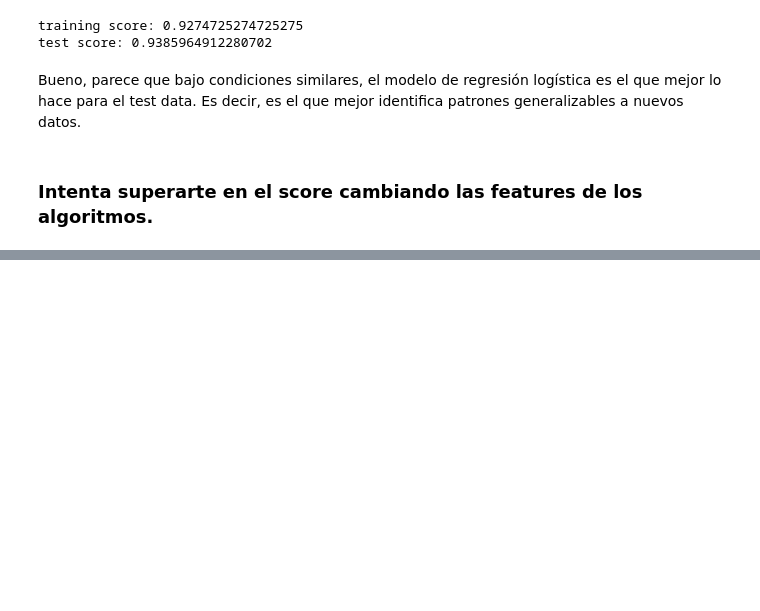
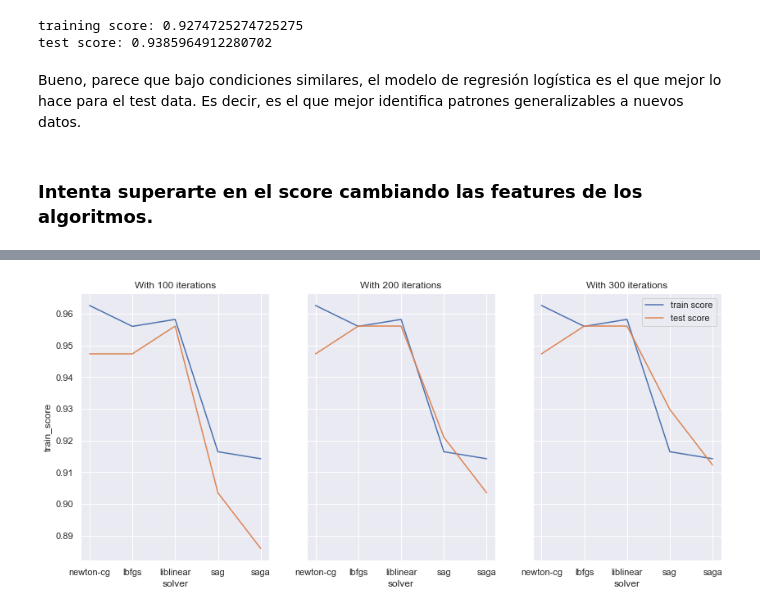
Before and after one commit to Jasc94/thebridge, a Jupyter notebook: week9_ML_svm_poly_norm/day3_cicd_encoding_metrics_knn_svm_nlr/svm/exercises/3.breast_cancer.ipynb, the cells around one changed output, grey strips where cells are left out. Cells and saved outputs as stored; diff of their text form; code cells hidden in the pictures; blank space fills up the shorter version.

```diff
--- a/week9_ML_svm_poly_norm/day3_cicd_encoding_metrics_knn_svm_nlr/svm/exercises/3.breast_cancer.ipynb
+++ b/week9_ML_svm_poly_norm/day3_cicd_encoding_metrics_knn_svm_nlr/svm/exercises/3.breast_cancer.ipynb
@@ -256 +265,9 @@ test score: 0.956140350877193
 --------------------------------------------------
+# %%
+# Let's do some data transformation to plot this
+scores_df = pd.DataFrame(scores).unstack()
+scores_df = scores_df.reset_index()
+scores_df.columns = ["solver", "iterations", "scores"]
+scores_df["train_score"] = scores_df["scores"].apply(lambda x: x["train_score"])
+scores_df["test_score"] = scores_df["scores"].apply(lambda x: x["test_score"])
+scores_df[scores_df["iterations"] == 100]
@@ -256,0 +281,15 @@ test score: 0.956140350877193
+# %%
+sns.set_theme()
+
+fig, axes = plt.subplots(1, 3, figsize = (14, 6), sharey = True)
+
+for index, iteration in enumerate(log_iterations):
+    to_plot = scores_df[scores_df["iterations"] == iteration]
+
+    sns.lineplot(x = to_plot["solver"], y = to_plot["train_score"], ax = axes[index])
+    sns.lineplot(x = to_plot["solver"], y = to_plot["test_score"], ax = axes[index])
+
+    plt.legend(["train score", "test score"])
+    axes[index].set_title(f"With {iteration} iterations")
+# %% [output]
+[figure, added]
```
Also changed, not shown: parts of 15 cells of this notebook.
